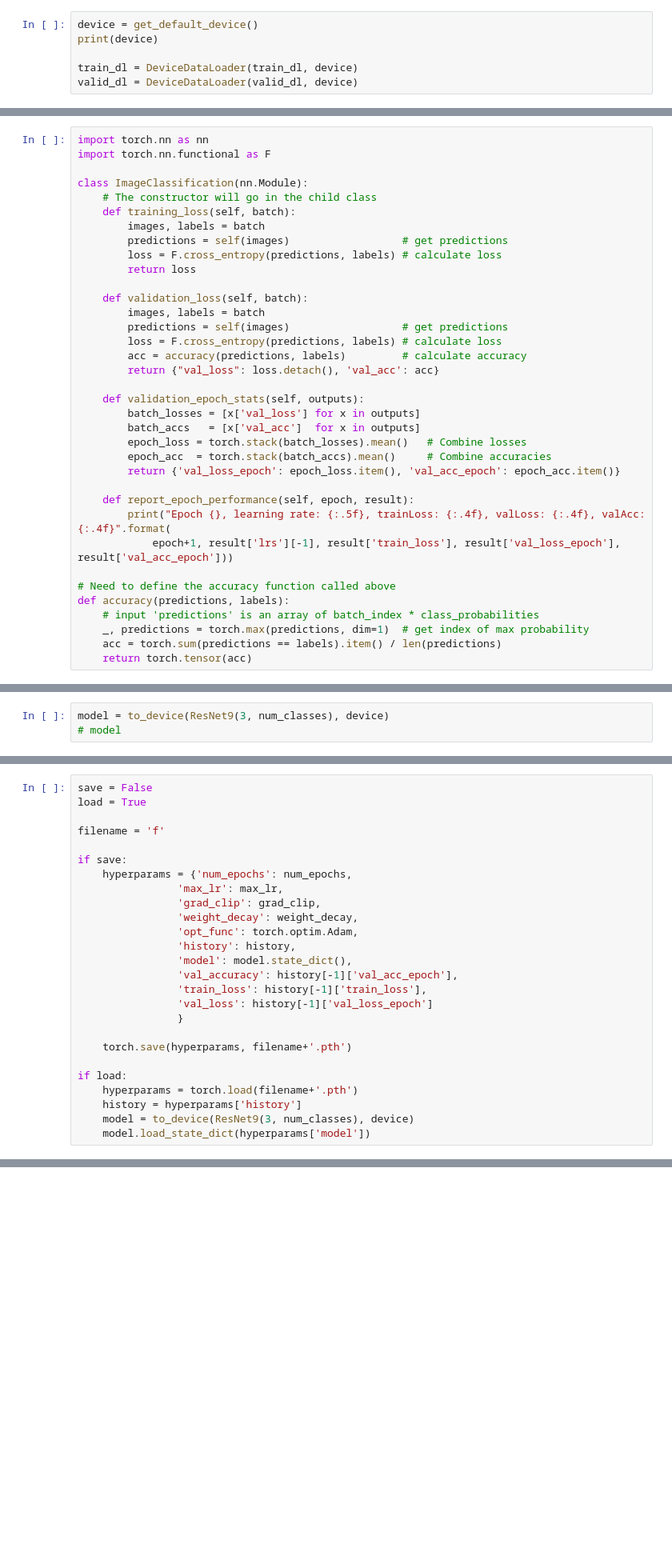
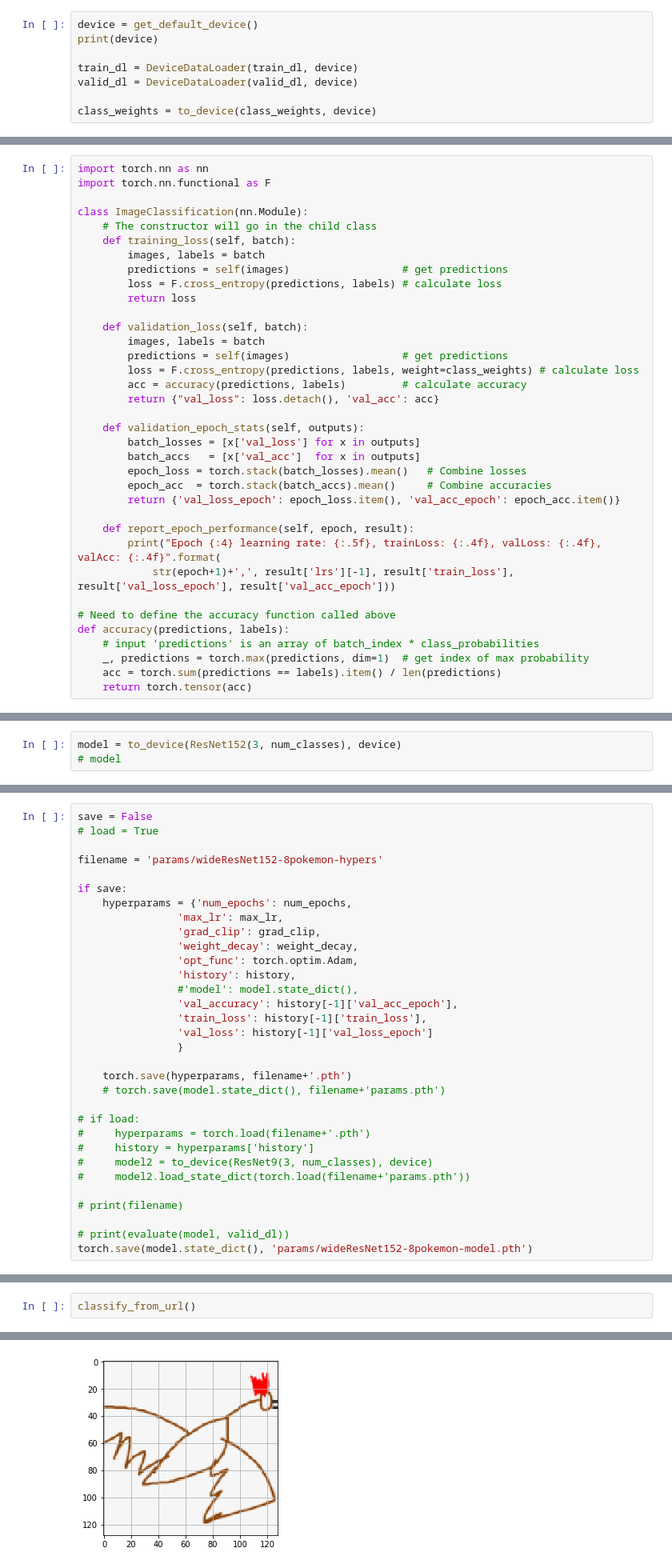
Before and after one commit to Saqeeb95/pokedex, a Jupyter notebook: pokemon-classifier.ipynb, the cells around one changed output, grey strips where cells are left out. Shown at 80% size. Saved outputs shown, nothing was run; the diff lists cells and outputs as text; blank space fills up the shorter version.

Commit message:
got the classifier to 92% accuracy on top 8 pokemon
this is after I lost the 95% accuracy model due to foolishness

```diff
--- a/pokemon-classifier.ipynb
+++ b/pokemon-classifier.ipynb
@@ -220,3 +236,5 @@ print(device)
 
 train_dl = DeviceDataLoader(train_dl, device)
 valid_dl = DeviceDataLoader(valid_dl, device)
+
+class_weights = to_device(class_weights, device)
@@ -243,7 +263,7 @@ class ImageClassification(nn.Module):
     def validation_loss(self, batch):
         images, labels = batch
         predictions = self(images)                  # get predictions
-        loss = F.cross_entropy(predictions, labels) # calculate loss
+        loss = F.cross_entropy(predictions, labels, weight=class_weights) # calculate loss
         acc = accuracy(predictions, labels)         # calculate accuracy
         return {"val_loss": loss.detach(), 'val_acc': acc}
 
@@ -255,8 +275,8 @@ class ImageClassification(nn.Module):
         return {'val_loss_epoch': epoch_loss.item(), 'val_acc_epoch': epoch_acc.item()}
 
     def report_epoch_performance(self, epoch, result):
-        print("Epoch {}, learning rate: {:.5f}, trainLoss: {:.4f}, valLoss: {:.4f}, valAcc: {:.4f}".format(
-            epoch+1, result['lrs'][-1], result['train_loss'], result['val_loss_epoch'], result['val_acc_epoch']))
+        print("Epoch {:4} learning rate: {:.5f}, trainLoss: {:.4f}, valLoss: {:.4f}, valAcc: {:.4f}".format(
+            str(epoch+1)+',', result['lrs'][-1], result['train_loss'], result['val_loss_epoch'], result['val_acc_epoch']))
 
 # Need to define the accuracy function called above
 def accuracy(predictions, labels):
@@ -319,5 +408,5 @@ class ResNet9(ImageClassification):
 # %%
-model = to_device(ResNet9(3, num_classes), device)
+model = to_device(ResNet152(3, num_classes), device)
 # model
 # %% [markdown]
 Alright, we've defined our model. Next we have to set up our training loop. We'll be training with learning rate scheduling, weight decay, and gradient clipping. Hopefully this will get us to a good loss minimum without overfitting.
@@ -400,9 +509,9 @@ history += fit(model, train_dl, valid_dl, num_epochs, max_lr, weight_decay, grad
 I'd like to save my hyperparameters for training runs that had good results. We can save this to a file, and in the future we can look at this file in its git commit and grab the values. We can also save the model parameters using a pytorch `state_dict()`.
 # %%
 save = False
-load = True
+# load = True
 
-filename = 'f'
+filename = 'params/wideResNet152-8pokemon-hypers'
 
 if save:
     hyperparams = {'num_epochs': num_epochs,
@@ -411,16 +520,22 @@ if save:
                 'weight_decay': weight_decay,
                 'opt_func': torch.optim.Adam,
                 'history': history,
-                'model': model.state_dict(),
+                #'model': model.state_dict(),
                 'val_accuracy': history[-1]['val_acc_epoch'],
                 'train_loss': history[-1]['train_loss'],
                 'val_loss': history[-1]['val_loss_epoch']
                 }
 
     torch.save(hyperparams, filename+'.pth')
+    # torch.save(model.state_dict(), filename+'params.pth')
 
-if load:
-    hyperparams = torch.load(filename+'.pth')
-    history = hyperparams['history']
-    model = to_device(ResNet9(3, num_classes), device)
-    model.load_state_dict(hyperparams['model'])
+# if load:
+#     hyperparams = torch.load(filename+'.pth')
+#     history = hyperparams['history']
+#     model2 = to_device(ResNet9(3, num_classes), device)
+#     model2.load_state_dict(torch.load(filename+'params.pth'))
+
+# print(filename)
+
+# print(evaluate(model, valid_dl))
+torch.save(model.state_dict(), 'params/wideResNet152-8pokemon-model.pth')
@@ -590,0 +742,3 @@ for line in str:
+# %%
+classify_from_url()
+# %% [output]
@@ -590,0 +750 @@ for line in str:
+[figure, added]
```
Also changed, not shown: parts of 31 cells of this notebook, 2 other files.
